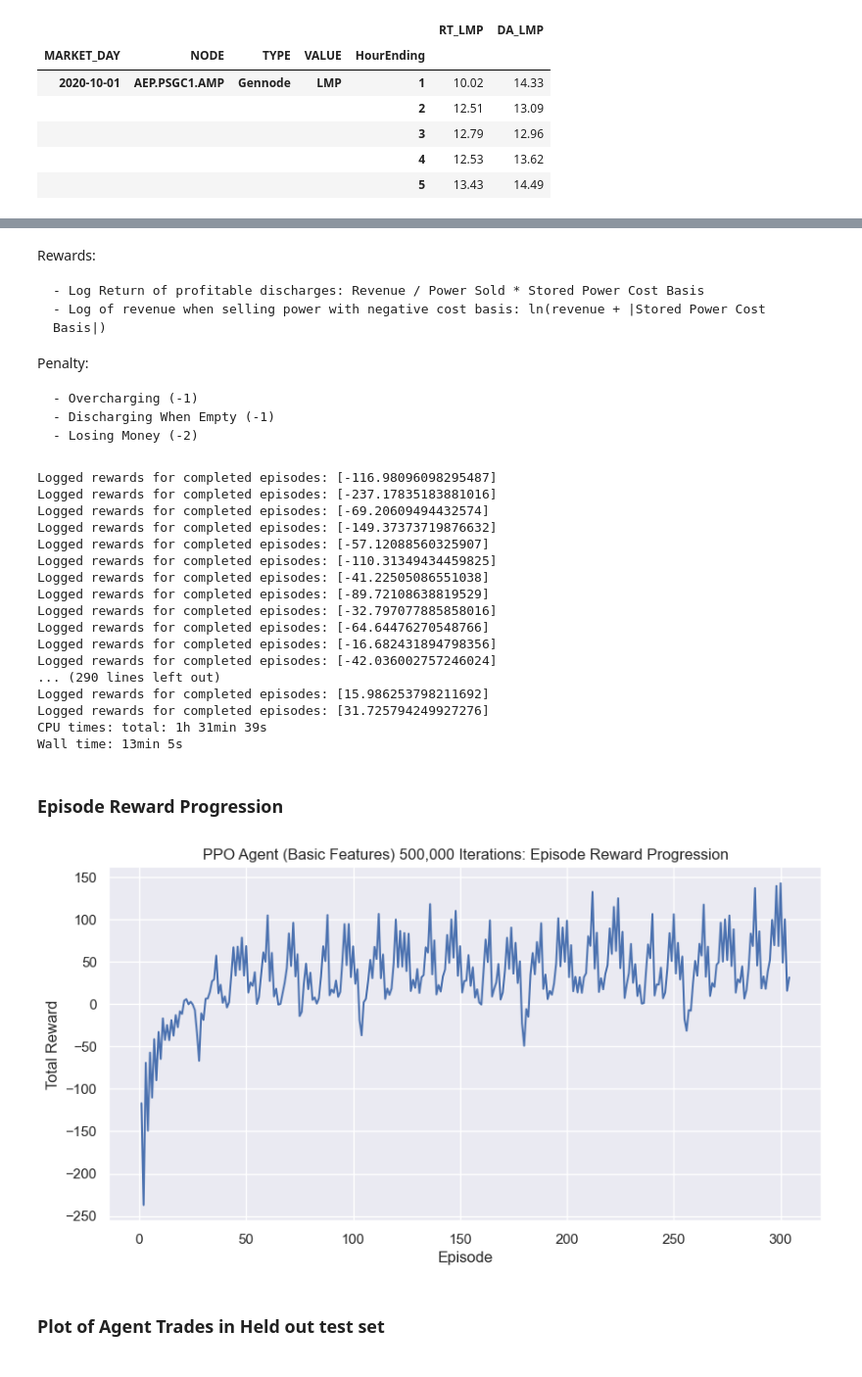
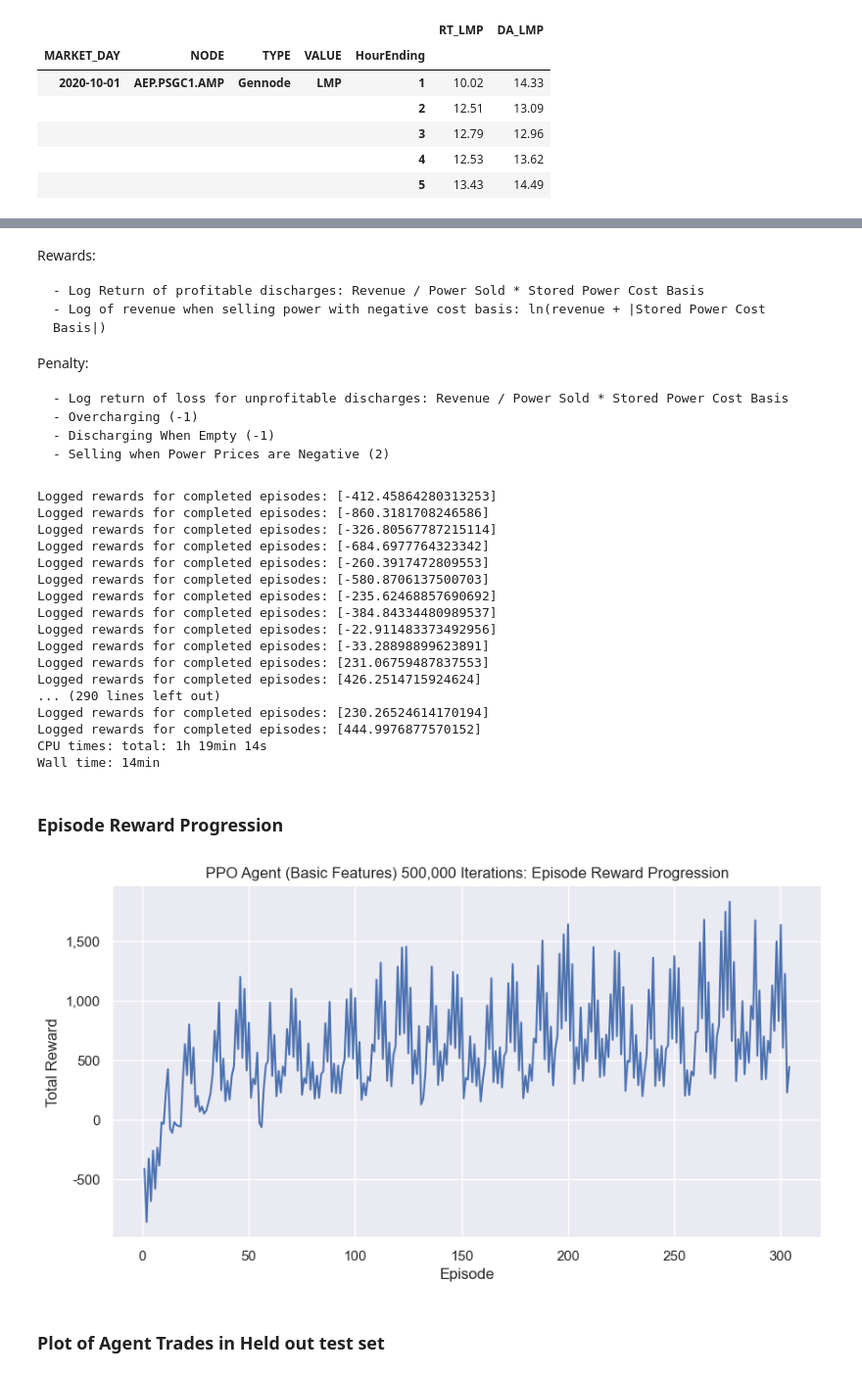
Before and after one commit to andrewrade/3001-RL-Grid-Battery-Management-Agent, a Jupyter notebook: power_trading_agents.ipynb, the cells around one changed output, grey strips where cells are left out. Shown at 98% size. Saved outputs shown, nothing was run; the diff lists cells and outputs as text; code cells hidden in the pictures.

Commit message:
Symlog rewards, refactoring

```diff
--- a/power_trading_agents.ipynb
+++ b/power_trading_agents.ipynb
@@ -131,13 +150,14 @@ Rewards:
 
 Penalty:
 
+    - Log return of loss for unprofitable discharges: Revenue / Power Sold * Stored Power Cost Basis
     - Overcharging (-1)
     - Discharging When Empty (-1)
-    - Losing Money (-2)
+    - Selling when Power Prices are Negative (2)
 # %%
 %%time
 TOTAL_TIMESTEPS = 500_000
-VAL_SIZE = 3000
+VAL_SIZE = 3_000
 TRAIN_WINDOW = 720 # hrs (1 month)
 WINDOW = 4 # hours
 N_ENVS = 4
@@ -148,7 +168,7 @@ batch_timesteps = (TRAIN_WINDOW - WINDOW - 1) * N_ENVS
 epoch_timesteps = (num_batches * batch_timesteps)
 num_epochs = TOTAL_TIMESTEPS // epoch_timesteps
 
-LR_INITIAL = 5E-4
+LR_INITIAL = 1E-4
 DECAY_RATE = 0.97
 lr_schedule = exponential_schedule(LR_INITIAL, DECAY_RATE)
 
@@ -157,7 +177,15 @@ reward_callback = VecRewardLogger(verbose=1)
 
 # Produce Observations across # n_envs parallel environments
 venv = make_vec_env(lambda: PowerTradingEnv(df=df, window_size=WINDOW, frame_bound=(0, TRAIN_WINDOW)), n_envs=N_ENVS)
-PPO_power_basic = PPO('MlpPolicy', venv, device='cpu', learning_rate=LR_INITIAL, normalize_advantage=True)
+
+PPO_power_basic = PPO(
+    'MlpPolicy',
+    venv,
+    gamma=0.99,
+    device='cpu',
+    learning_rate=LR_INITIAL,
+    normalize_advantage=True
+)
 
 for epoch in range(num_epochs):
     for i in range(num_batches):
@@ -167,38 +195,38 @@ for epoch in range(num_epochs):
         # Learn on currrent minibatch
         PPO_power_basic.learn(total_timesteps=batch_timesteps, callback=[reward_callback, lr_callback], reset_num_timesteps=False)
 # %% [output]
-Logged rewards for completed episodes: [-116.98096098295487]
-Logged rewards for completed episodes: [-237.17835183881016]
-Logged rewards for completed episodes: [-69.20609494432574]
-Logged rewards for completed episodes: [-149.37373719876632]
-Logged rewards for completed episodes: [-57.12088560325907]
-Logged rewards for completed episodes: [-110.31349434459825]
-Logged rewards for completed episodes: [-41.22505086551038]
-Logged rewards for completed episodes: [-89.72108638819529]
-Logged rewards for completed episodes: [-32.797077885858016]
-Logged rewards for completed episodes: [-64.64476270548766]
-Logged rewards for completed episodes: [-16.682431894798356]
-Logged rewards for completed episodes: [-42.036002757246024]
+Logged rewards for completed episodes: [-412.45864280313253]
+Logged rewards for completed episodes: [-860.3181708246586]
+Logged rewards for completed episodes: [-326.80567787215114]
+Logged rewards for completed episodes: [-684.6977764323342]
+Logged rewards for completed episodes: [-260.3917472809553]
+Logged rewards for completed episodes: [-580.8706137500703]
+Logged rewards for completed episodes: [-235.62468857690692]
+Logged rewards for completed episodes: [-384.84334480989537]
+Logged rewards for completed episodes: [-22.911483373492956]
+Logged rewards for completed episodes: [-33.28898899623891]
+Logged rewards for completed episodes: [231.06759487837553]
+Logged rewards for completed episodes: [426.2514715924624]
 ... (290 lines left out)
-Logged rewards for completed episodes: [15.986253798211692]
-Logged rewards for completed episodes: [31.725794249927276]
-CPU times: total: 1h 31min 39s
-Wall time: 13min 5s
+Logged rewards for completed episodes: [230.26524614170194]
+Logged rewards for completed episodes: [444.9976877570152]
+CPU times: total: 1h 19min 14s
+Wall time: 14min
 # %% [markdown]
 ### Episode Reward Progression
 # %%
 num_eps = np.arange(1, len(reward_callback.rewards) + 1)
 
 fig, ax = plt.subplots(figsize=(10, 5))
-format_axis_commas(ax, 'x')
+format_axis_commas(ax, 'y')
 ax.plot(num_eps, reward_callback.rewards)
 
 plt.xlabel('Episode')
 plt.ylabel('Total Reward')
 plt.title('PPO Agent (Basic Features) 500,000 Iterations: Episode Reward Progression')
 plt.show()
 # %% [output]
-[figure, old version]
+[figure, new version]
 # %% [markdown]
 ### Plot of Agent Trades in Held out test set
 # %%
```
Also changed, not shown: parts of 26 cells of this notebook, 1 other file.
